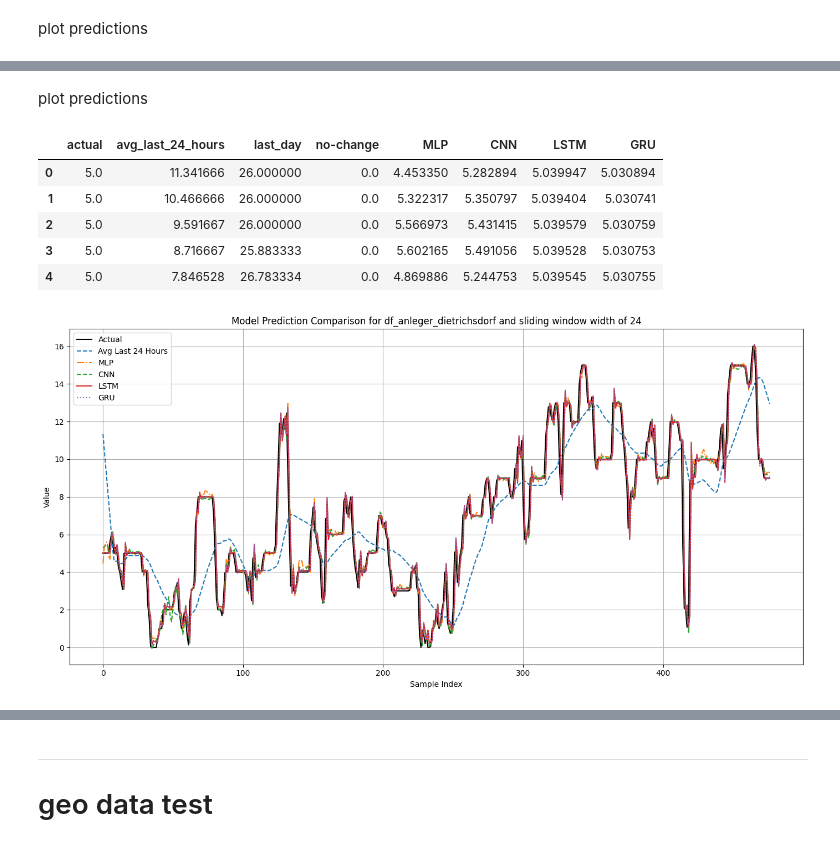
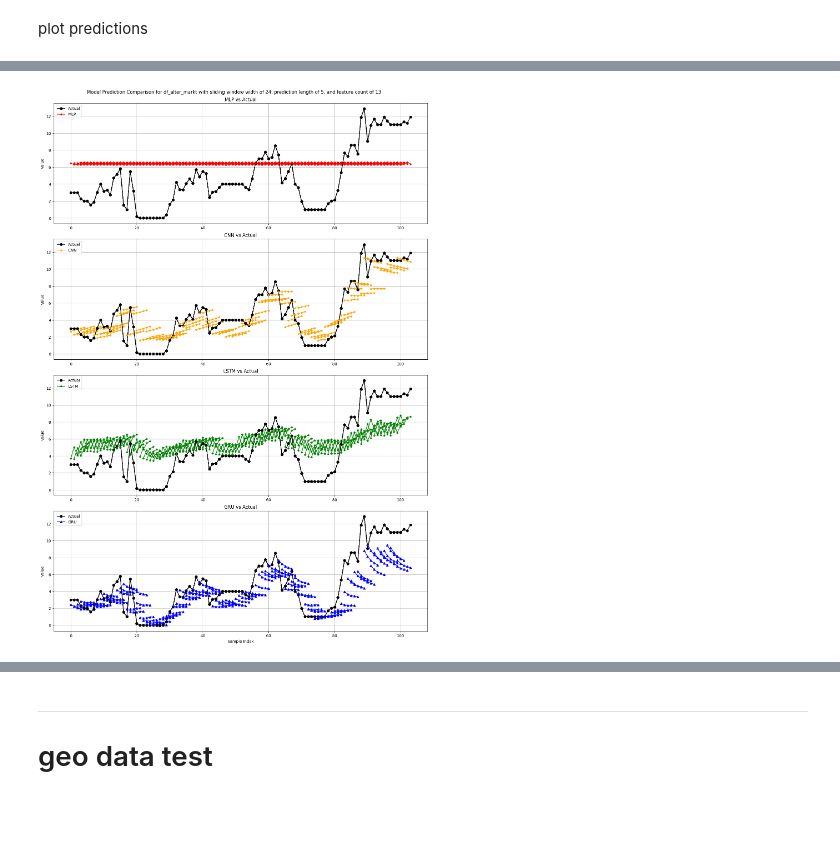
Before and after one commit to MrMysticus/Application_Project_2024, a Jupyter notebook: Justus_Document.ipynb, the cells around one changed output, grey strips where cells are left out. Saved outputs shown, nothing was run; the diff lists cells and outputs as text; code cells hidden in the pictures; blank space fills up the shorter version.

```diff
--- a/Justus_Document.ipynb
+++ b/Justus_Document.ipynb
@@ -2836,34 +1735,44 @@ result_df_anleger_dietrichsdorf.xs('Test', level='Dataset').sort_values(by='Loss
-# %% [markdown]
-plot predictions
-# %%
-predictions_df_anleger_dietrichsdorf.head()
-# %% [output]
-|  | actual | avg_last_24_hours | last_day | no-change | MLP | CNN | LSTM | GRU |
-| 0 | 5.0 | 11.341666 | 26.000000 | 0.0 | 4.453350 | 5.282894 | 5.039947 | 5.030894 |
-| 1 | 5.0 | 10.466666 | 26.000000 | 0.0 | 5.322317 | 5.350797 | 5.039404 | 5.030741 |
-| 2 | 5.0 | 9.591667 | 26.000000 | 0.0 | 5.566973 | 5.431415 | 5.039579 | 5.030759 |
-| 3 | 5.0 | 8.716667 | 25.883333 | 0.0 | 5.602165 | 5.491056 | 5.039528 | 5.030753 |
-| 4 | 5.0 | 7.846528 | 26.783334 | 0.0 | 4.869886 | 5.244753 | 5.039545 | 5.030755 |
-# %%
-plt.figure(figsize=(14, 7))
-
-plt.plot(predictions_df_anleger_dietrichsdorf.index, predictions_df_anleger_dietrichsdorf['actual'], label='Actual', color='black')#, marker='o')
-plt.plot(predictions_df_anleger_dietrichsdorf.index, predictions_df_anleger_dietrichsdorf['avg_last_24_hours'], label='Avg Last 24 Hours', linestyle='--')#, marker='x')
-# plt.plot(predictions_df_anleger_dietrichsdorf.index, predictions_df_anleger_dietrichsdorf['last_day'], label='Last Day', linestyle='-')#, marker='s')
-# plt.plot(predictions_df_anleger_dietrichsdorf.index, predictions_df_alter_markt['no-change'], label='No-Change', linestyle=':')#, marker='*')
-plt.plot(predictions_df_anleger_dietrichsdorf.index, predictions_df_anleger_dietrichsdorf['MLP'], label='MLP', linestyle='-.')#, marker='d')
-plt.plot(predictions_df_anleger_dietrichsdorf.index, predictions_df_anleger_dietrichsdorf['CNN'], label='CNN', linestyle='--')#, marker='^')
-plt.plot(predictions_df_anleger_dietrichsdorf.index, predictions_df_anleger_dietrichsdorf['LSTM'], label='LSTM', linestyle='-')#, marker='v')
-plt.plot(predictions_df_anleger_dietrichsdorf.index, predictions_df_anleger_dietrichsdorf['GRU'], label='GRU', linestyle=':')#, marker='<')
-
-plt.title(f'Model Prediction Comparison for {datasetname} and sliding window width of {sliding_window_width}')
-plt.xlabel('Sample Index')
-plt.ylabel('Value')
-plt.legend()
-plt.grid(True)
-# plt.xticks(predictions.index)
-
-plt.tight_layout()
-plt.show()
-# %% [output]
-[figure, removed]
+# %%
+# Define the number of subplots
+num_subplots = 4
+fig, axs = plt.subplots(num_subplots, 1, figsize=(14, 5 * num_subplots), constrained_layout=True)
+
+num_rows_to_plot = 100
+
+# Define colors and markers for each model
+colors = {'MLP': 'red', 'CNN': 'orange', 'LSTM': 'green', 'GRU': 'blue'}
+markers = {'MLP': '*', 'CNN': '*', 'LSTM': '*', 'GRU': '^'}
+
+model_names = ['MLP', 'CNN', 'LSTM', 'GRU']
+
+for idx, model_name in enumerate(model_names):
+    # Plotting actual values in the same subplot as each model
+    axs[idx].plot([], [], label='Actual', marker='o', color='black')  # For legend
+    axs[idx].plot([], [], label=model_name, marker=markers[model_name], color=colors[model_name])  # For legend
+
+    for i in range(num_rows_to_plot):
+        x_values = np.arange(i, i + len(predictions_df_alter_markt['actual'][i]))
+
+        # Actual values
+        axs[idx].plot(x_values, predictions_df_alter_markt['actual'][i], marker='o', color='black')
+
+        # Model predictions
+        axs[idx].plot(x_values, predictions_df_alter_markt[model_name][i], marker=markers[model_name], color=colors[model_name])
+
+    axs[idx].set_title(f'{model_name} vs Actual')
+    axs[idx].set_ylabel('Value')
+    axs[idx].legend(loc='best')
+    axs[idx].grid(True)
+
+axs[-1].set_xlabel('Sample Index')
+
+plt.suptitle(f'Model Prediction Comparison for {datasetname} with sliding window width of {sliding_window_width}, prediction length of {prediction_length_steps}, and feature count of {original_feature_count}')
+# plt.xticks(predictions.index)  # Adjust if you want specific tick indices
+
+# Save plot if needed
+# file_name = f'Results/JH_{datasetname}_diagram_{look_ahead_steps}_{sliding_window_width}.png'
+# plt.savefig(file_name)
+
+plt.show()
+# %% [output]
+[figure, added]
```
Also changed, not shown: parts of 91 cells of this notebook.
